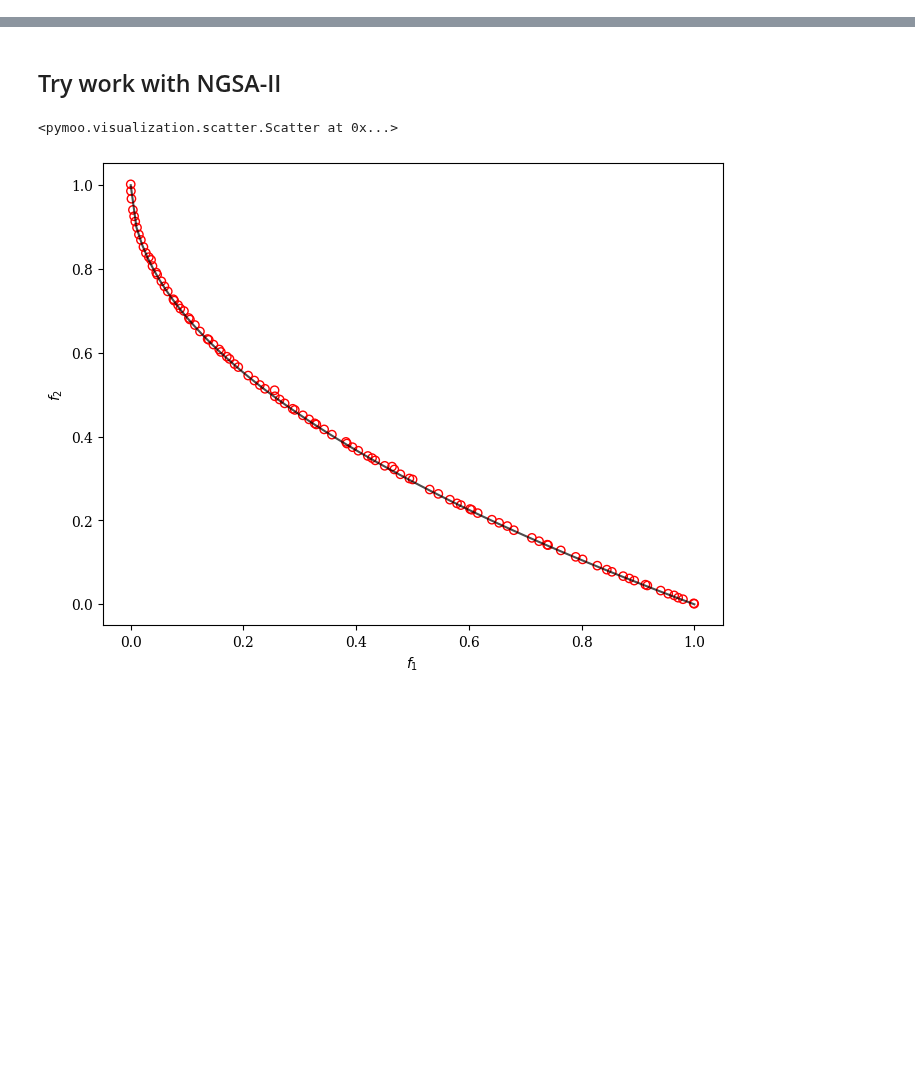
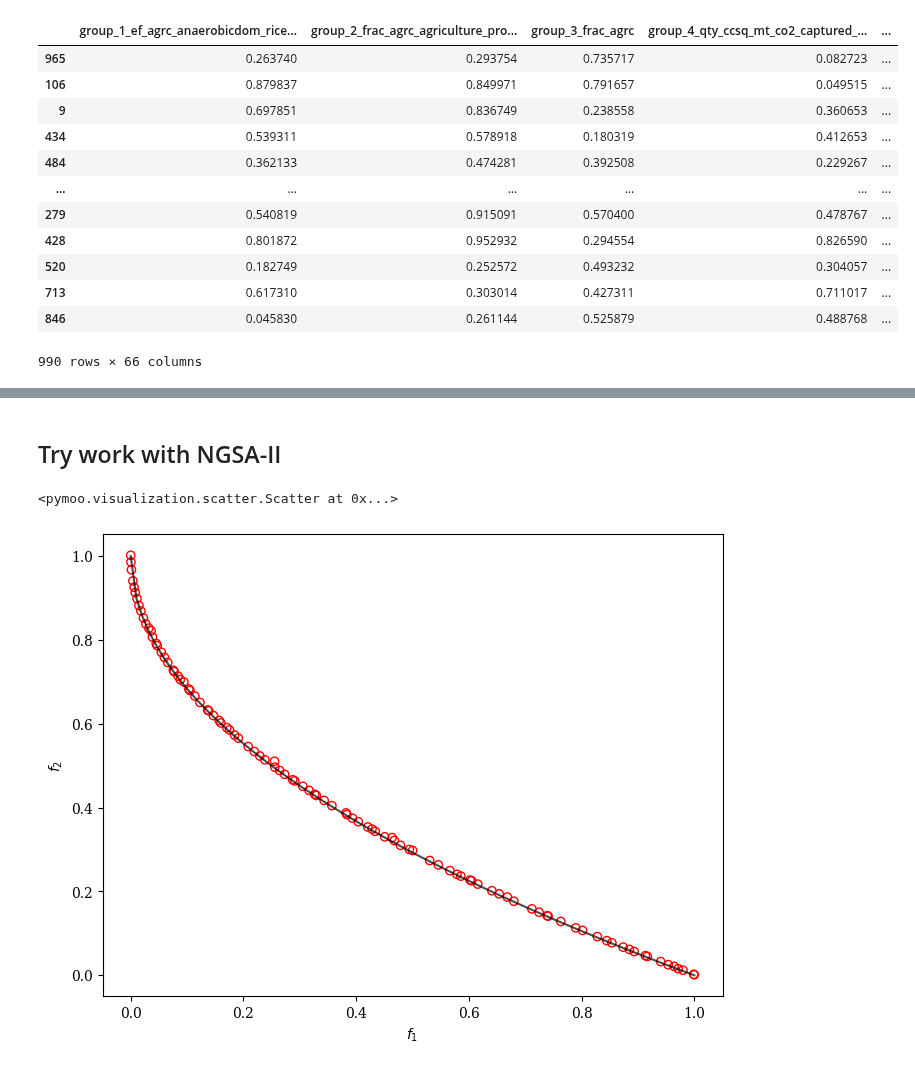
Before and after one commit to sisepuede-framework/ssp_louisiana, a Jupyter notebook: metamodel/notebooks/pymoo.ipynb, the cells around one changed output, grey strips where cells are left out. Drawn from its saved outputs; the diff is of its cells as text; code cells hidden in the pictures; blank space fills up the shorter version.

```diff
--- a/metamodel/notebooks/pymoo.ipynb
+++ b/metamodel/notebooks/pymoo.ipynb
@@ -34,3 +39,19 @@ df_train.head()
+# %%
+df_train.sort_values(by = ["technical_cost"])
+# %% [output]
+|  | group_1_ef_agrc_anaerobicdom_rice... | group_2_frac_agrc_agriculture_pro... | group_3_frac_agrc | group_4_qty_ccsq_mt_co2_captured_... | ... |
+| 965 | 0.263740 | 0.293754 | 0.735717 | 0.082723 | ... |
+| 106 | 0.879837 | 0.849971 | 0.791657 | 0.049515 | ... |
+| 9 | 0.697851 | 0.836749 | 0.238558 | 0.360653 | ... |
+| 434 | 0.539311 | 0.578918 | 0.180319 | 0.412653 | ... |
+| 484 | 0.362133 | 0.474281 | 0.392508 | 0.229267 | ... |
+| ... | ... | ... | ... | ... | ... |
+| 279 | 0.540819 | 0.915091 | 0.570400 | 0.478767 | ... |
+| 428 | 0.801872 | 0.952932 | 0.294554 | 0.826590 | ... |
+| 520 | 0.182749 | 0.252572 | 0.493232 | 0.304057 | ... |
+| 713 | 0.617310 | 0.303014 | 0.427311 | 0.711017 | ... |
+| 846 | 0.045830 | 0.261144 | 0.525879 | 0.488768 | ... |
+990 rows × 66 columns
 # %%
 labels_y = ['emission_total', 'emission_avg_last_five_years', 'technical_cost']
 labels_x = [x for x in df_train.columns if x not in labels_y]
```
Also changed, not shown: parts of 19 cells of this notebook, 1 other file.
